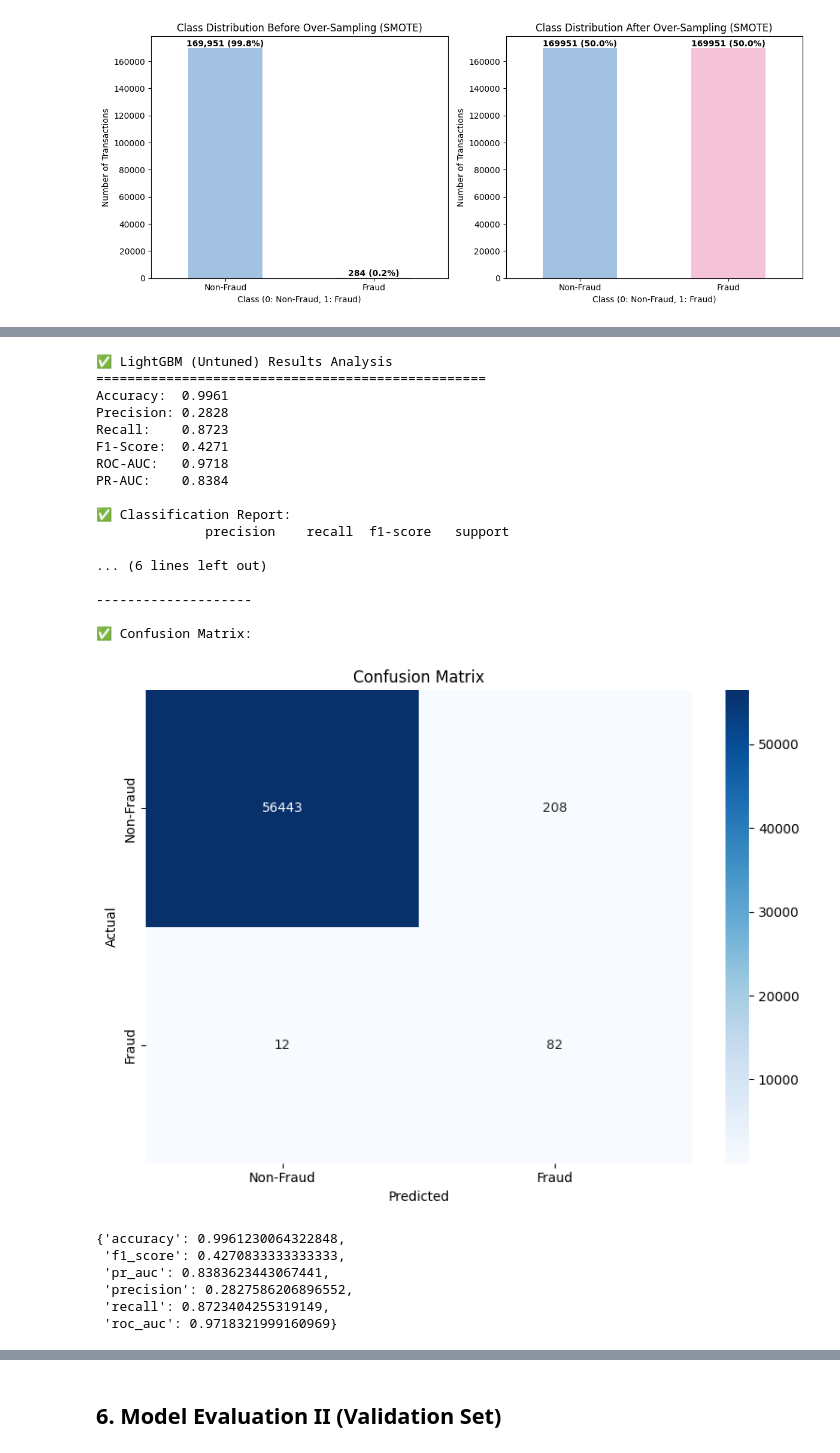
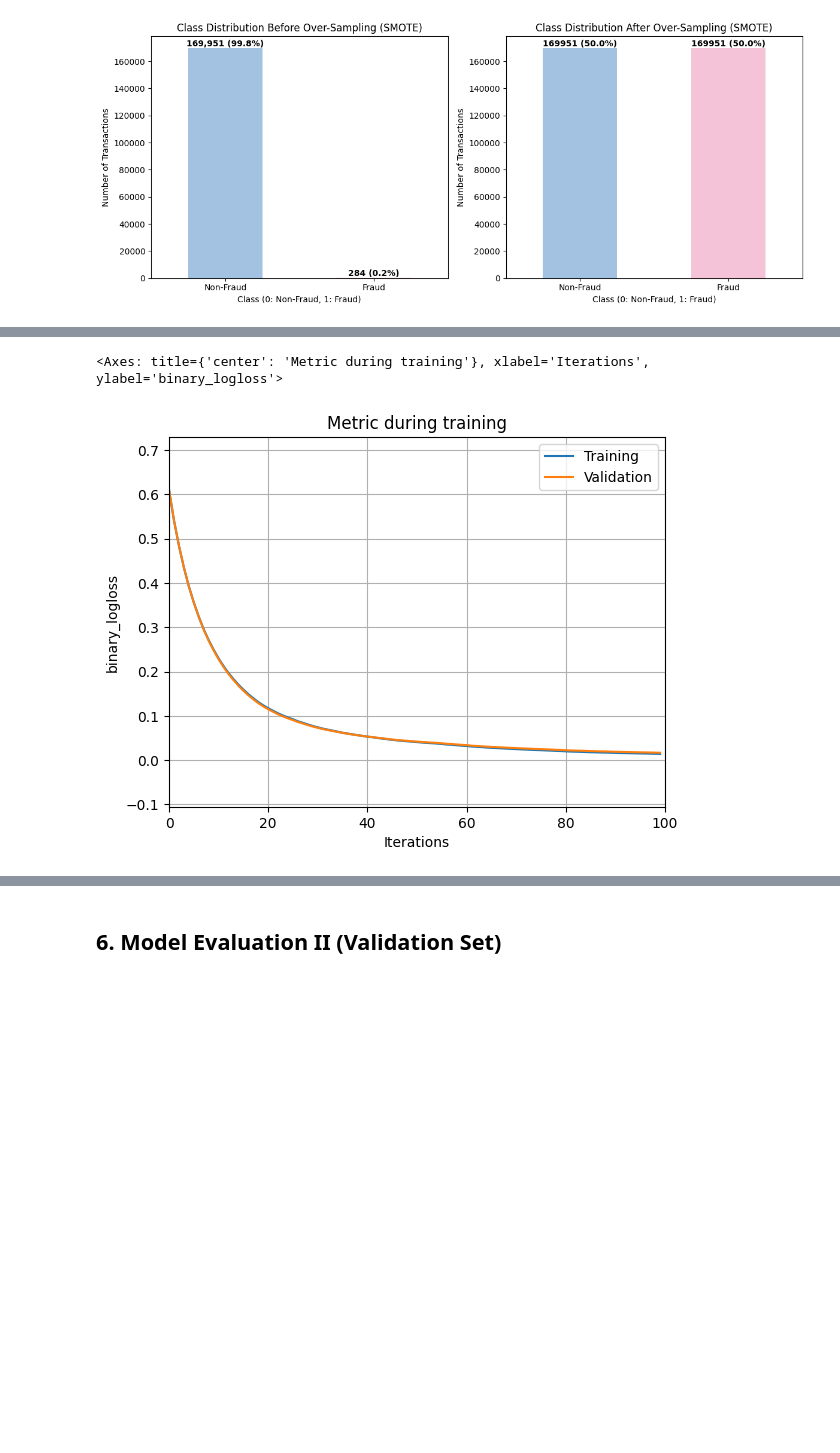
Before and after one commit to luuuneytunes12/Fraud-Detection-ML, a Jupyter notebook: notebooks/03-cwl-lightgbm.ipynb, the cells around one changed output, grey strips where cells are left out. Saved outputs shown, nothing was run; the diff lists cells and outputs as text; code cells hidden in the pictures; blank space fills up the shorter version.

Commit message:
plotted curve

```diff
--- a/notebooks/03-cwl-lightgbm.ipynb
+++ b/notebooks/03-cwl-lightgbm.ipynb
@@ -152,12 +166,0 @@ X_train_resampled, y_train_resampled = dp.ApplySmote.fit_resample(X_train_scaled
-# %%
-lightgbm_params={
-      'objective': 'binary', # objective function: log loss
-      'max_depth': 5,
-      'n_jobs': -1,  # use all CPU Cores
-      'random_state': 42,
-      'device_type': 'cpu', # can adjust to GPU
-
-   }
-
-lightgbm_model = lgb.LGBMClassifier(**lightgbm_params)
-lightgbm_model.fit(X_train_resampled, y_train_resampled)
@@ -183,0 +169,26 @@ LGBMClassifier(device_type='cpu', max_depth=5, n_jobs=-1, objective='binary',
+# %%
+import lightgbm as lgb
+
+# - Model Instatiation with Parameters -
+lightgbm_params={
+      'objective': 'binary', # objective function: log loss
+      'max_depth': 5,
+      'n_jobs': -1,  # use all CPU Cores
+      'random_state': 42,
+      'device_type': 'cpu', # can adjust to GPU
+      'early_stopping_round': 50,
+      'verbose': 10
+   }
+
+lightgbm_model = lgb.LGBMClassifier(**lightgbm_params)
+lightgbm_model.fit(X_train_resampled, y_train_resampled,
+        eval_set=[(X_train_resampled, y_train_resampled), (X_val_scaled, y_val)],
+        eval_names = ['Training', 'Validation'],
+        eval_metric='binary_logloss')
+
+
+# - Predict & Analyse Results -
+y_pred_labels_val = lightgbm_model.predict(X_val_scaled)
+y_proba_all = lightgbm_model.predict_proba(X_val_scaled)
+positive_class_proba = y_proba_all[:, 1]
+results = ev.ResultsAnalyser.analyze_predictions(y_val, y_pred_labels_val, positive_class_proba, model_name='LightGBM (Untuned)')
@@ -186,37 +216,6 @@ LGBMClassifier(device_type='cpu', max_depth=5, n_jobs=-1, objective='binary',
-# %%
-# - Predict class labels -
-y_pred_labels_val= lightgbm_model.predict(X_val_scaled)
-
-y_proba_all = lightgbm_model.predict_proba(X_val_scaled)
-positive_class_proba = y_proba_all[:, 1]
-
-results = ev.ResultsAnalyser.analyze_predictions(y_val, y_pred_labels_val, positive_class_proba, model_name='LightGBM (Untuned)')
-# %% [output]
-✅ LightGBM (Untuned) Results Analysis
-==================================================
-Accuracy:  0.9961
-Precision: 0.2828
-Recall:    0.8723
-F1-Score:  0.4271
-ROC-AUC:   0.9718
-PR-AUC:    0.8384
-
-✅ Classification Report:
-              precision    recall  f1-score   support
-
-... (6 lines left out)
-
---------------------
-
-✅ Confusion Matrix:
-[figure, removed]
-# %%
-pprint(results)
-# %% [output]
-{'accuracy': 0.9961230064322848,
- 'f1_score': 0.4270833333333333,
- 'pr_auc': 0.8383623443067441,
- 'precision': 0.2827586206896552,
- 'recall': 0.8723404255319149,
- 'roc_auc': 0.9718321999160969}
+# %%
+lgb.plot_metric(lightgbm_model)
+# %% [output]
+<Axes: title={'center': 'Metric during training'}, xlabel='Iterations', ylabel='binary_logloss'>
+[figure, added]
 # %% [markdown]
```
Also changed, not shown: parts of 9 cells of this notebook, 2 other files.
